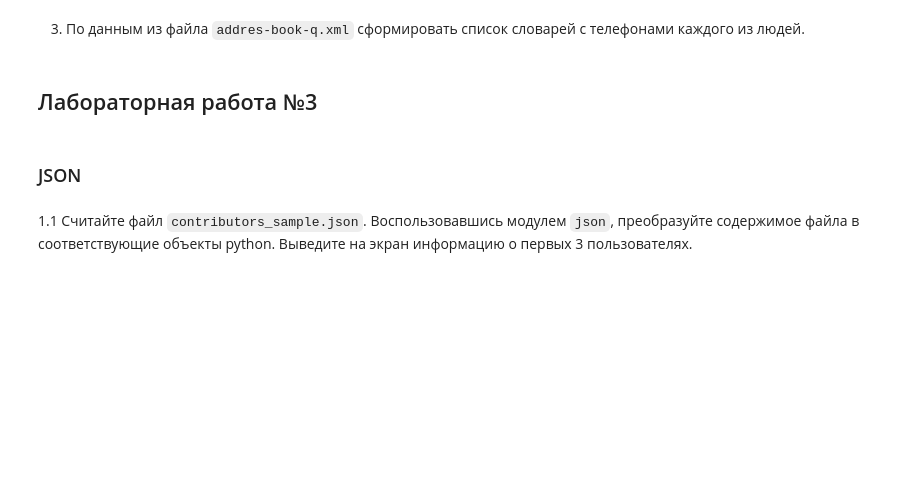
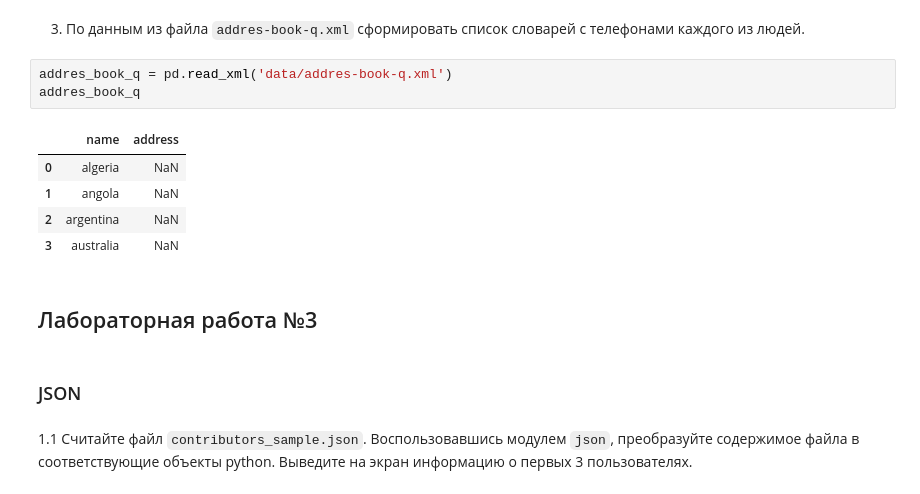
Before and after one commit to marieryabova/finuni_data_processing, a Jupyter notebook: 3 лабораторная работа/03_data_files_ДПИ22-1_Рябова_Мария.ipynb, the cells around one changed output. Drawn from its saved outputs; the diff is of its cells as text; blank space fills up the shorter version.

```diff
--- a/3 лабораторная работа/03_data_files_ДПИ22-1_Рябова_Мария.ipynb
+++ b/3 лабораторная работа/03_data_files_ДПИ22-1_Рябова_Мария.ipynb
@@ -38,5 +53,14 @@ for phones in addres_book['phones']:
 # %% [markdown]
 3. По данным из файла `addres-book-q.xml` сформировать список словарей с телефонами каждого из людей.
+# %%
+addres_book_q = pd.read_xml('data/addres-book-q.xml')
+addres_book_q
+# %% [output]
+|  | name | address |
+| 0 | algeria | NaN |
+| 1 | angola | NaN |
+| 2 | argentina | NaN |
+| 3 | australia | NaN |
 # %% [markdown]
 ## Лабораторная работа №3
 # %% [markdown]
```
Also changed, not shown: parts of 27 cells of this notebook.
